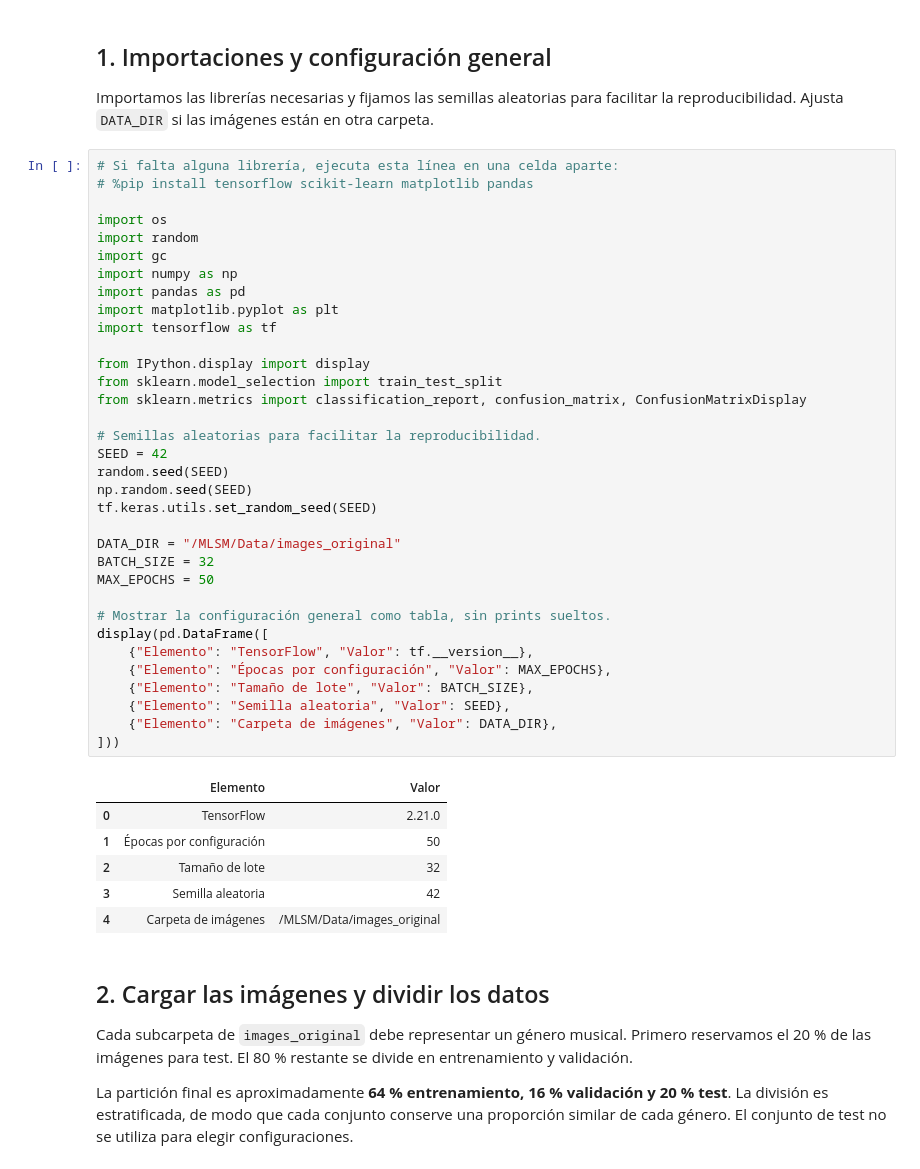
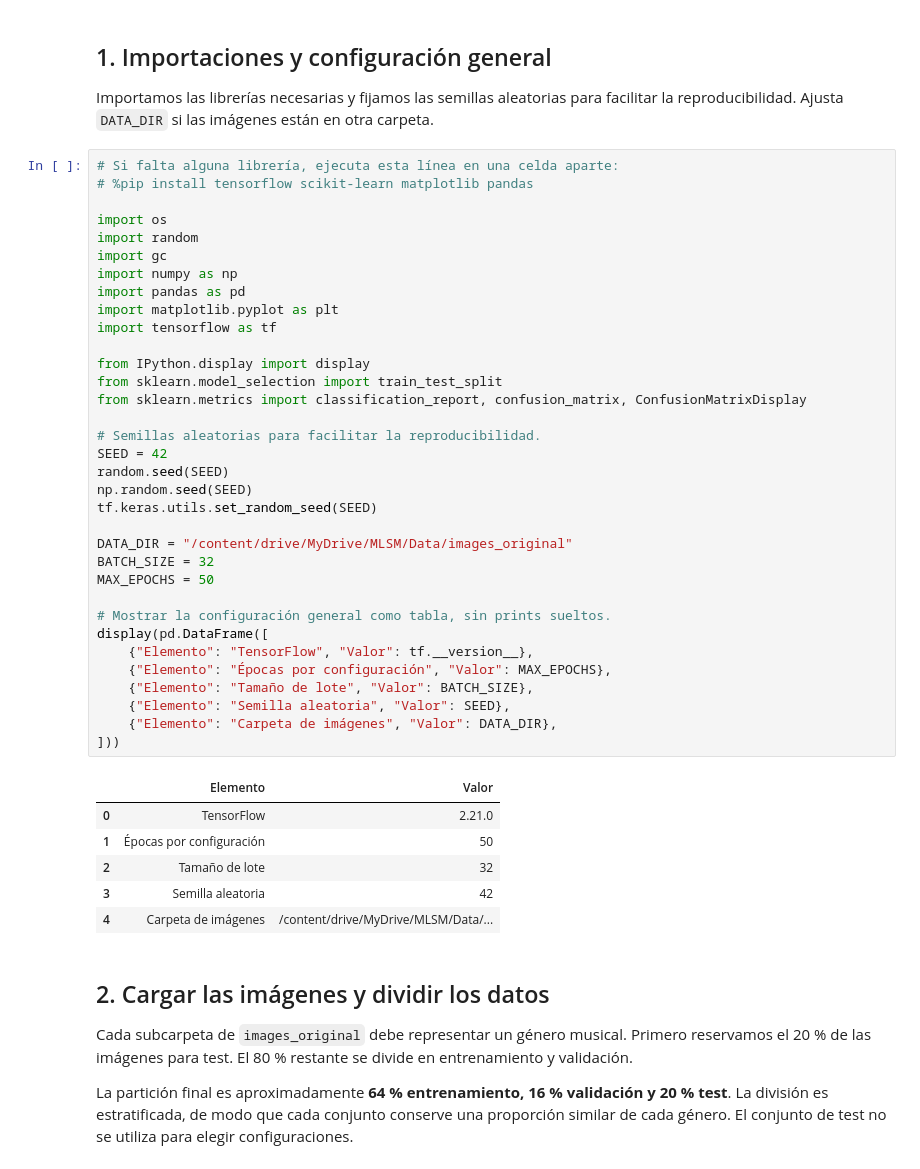
Before and after one commit to lgonperez3-glitch/MLSM-labs, a Jupyter notebook: Lab2/lab2_task1_colab.ipynb, the cells around one changed output. Drawn from its saved outputs; the diff is of its cells as text.

```diff
--- a/Lab2/lab2_task1_colab.ipynb
+++ b/Lab2/lab2_task1_colab.ipynb
@@ -34,35 +33,35 @@ import pandas as pd
 import matplotlib.pyplot as plt
 import tensorflow as tf
 
 from IPython.display import display
 from sklearn.model_selection import train_test_split
 from sklearn.metrics import classification_report, confusion_matrix, ConfusionMatrixDisplay
 
 # Semillas aleatorias para facilitar la reproducibilidad.
 SEED = 42
 random.seed(SEED)
 np.random.seed(SEED)
 tf.keras.utils.set_random_seed(SEED)
 
-DATA_DIR = "/MLSM/Data/images_original"
+DATA_DIR = "/content/drive/MyDrive/MLSM/Data/images_original"
 BATCH_SIZE = 32
 MAX_EPOCHS = 50
 
 # Mostrar la configuración general como tabla, sin prints sueltos.
 display(pd.DataFrame([
     {"Elemento": "TensorFlow", "Valor": tf.__version__},
     {"Elemento": "Épocas por configuración", "Valor": MAX_EPOCHS},
     {"Elemento": "Tamaño de lote", "Valor": BATCH_SIZE},
     {"Elemento": "Semilla aleatoria", "Valor": SEED},
     {"Elemento": "Carpeta de imágenes", "Valor": DATA_DIR},
 ]))
 # %% [output]
 |  | Elemento | Valor |
 | 0 | TensorFlow | 2.21.0 |
 | 1 | Épocas por configuración | 50 |
 | 2 | Tamaño de lote | 32 |
 | 3 | Semilla aleatoria | 42 |
-| 4 | Carpeta de imágenes | /MLSM/Data/images_original |
+| 4 | Carpeta de imágenes | /content/drive/MyDrive/MLSM/Data/... |
 # %% [markdown]
 ## 2. Cargar las imágenes y dividir los datos
 
```
Also changed, not shown: parts of 6 cells of this notebook.
